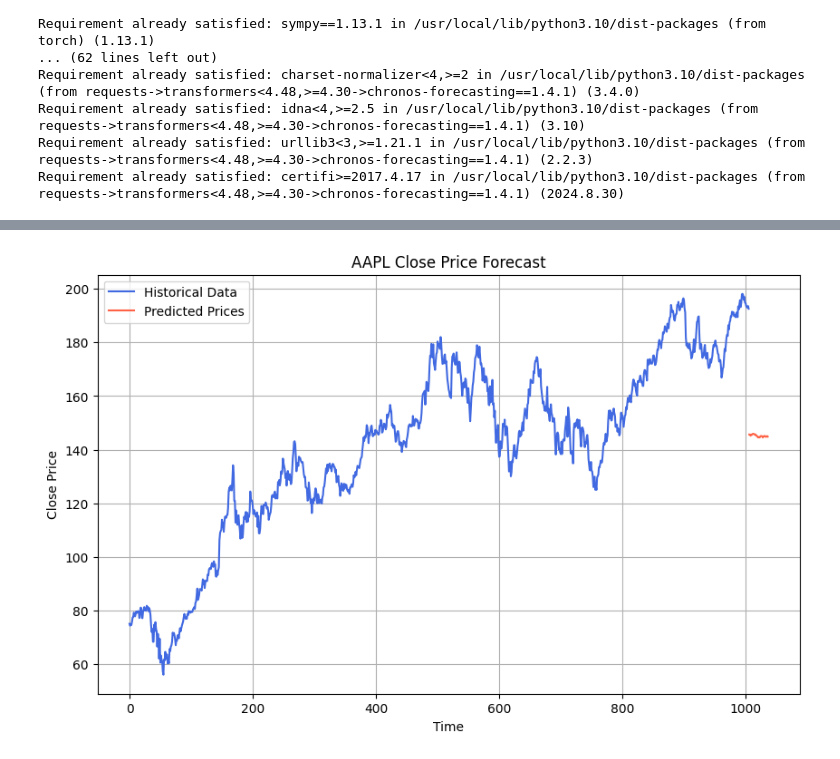
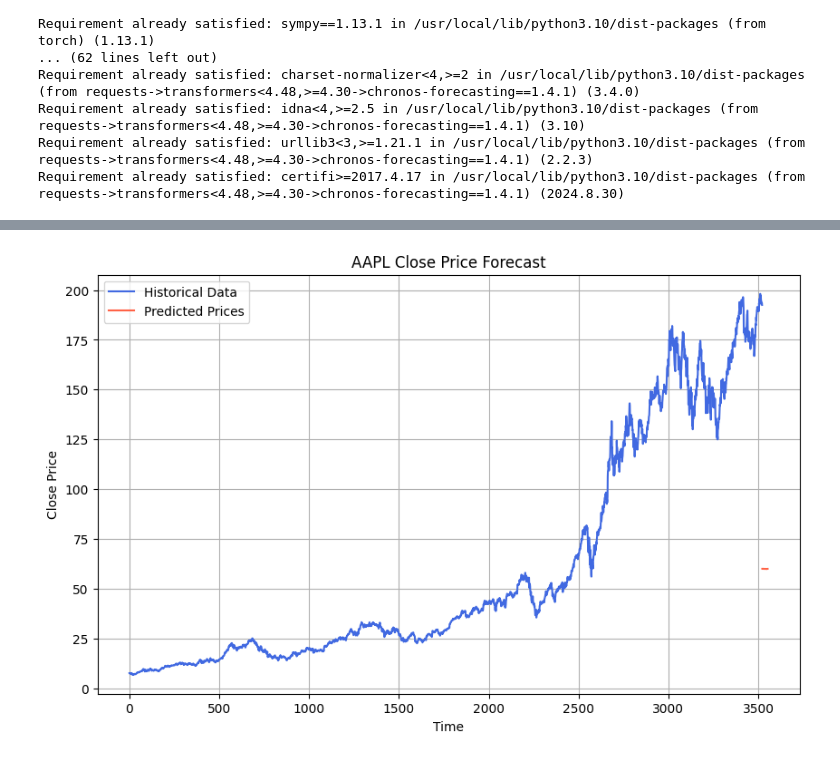
Before and after one commit to JackBstn/Chronos_multivariate, a Jupyter notebook: mv_chronos.ipynb, the cells around one changed output, grey strips where cells are left out. Drawn from its saved outputs; the diff is of its cells as text; code cells hidden in the pictures.

```diff
--- a/mv_chronos.ipynb
+++ b/mv_chronos.ipynb
@@ -105,7 +105,7 @@ pipeline = BaseChronosPipeline.from_pretrained(
 
 #Dati da Yahoo Finance
 symbol = "AAPL"  # Sostituisci con il simbolo dell'azione desiderata
-data = yf.download(symbol, start="2020-01-01", end="2023-12-31", progress=False)
+data = yf.download(symbol, start="2010-01-01", end="2023-12-31", progress=False)
 
 # Usa tutte le colonne come covariate
 df = data.reset_index()
@@ -139,13 +139,16 @@ def generate_dataset_with_chronos(covariates, close_prices, pipeline, window_siz
 # Genera il dataset
 X_train, Y_train = generate_dataset_with_chronos(covariates, close_prices, pipeline)
 
+# Print dataset size
+print(f"Dataset size: {len(X_train)}")
+
 # Normalizza covariate
 scaler_x = StandardScaler()
 X_train = scaler_x.fit_transform(X_train)
 
 # Normalizza variabile risposta
 scaler_y = StandardScaler()
-Y_train = scaler_y.fit_transform(Y_train)
+# Y_train = scaler_y.fit_transform(Y_train)
 
 # Dividi i dati in training e validation
 X_train_split, X_val_split, Y_train_split, Y_val_split = train_test_split(
@@ -160 +165,20 @@ Y_val_split = torch.tensor(Y_val_split, dtype=torch.float32).unsqueeze(1)  # Agg
+# %%
+import torch.nn as nn
+
+class PricePredictionNN(nn.Module):
+        def __init__(self, input_size, hidden_size, output_size):
+            super(PricePredictionNN, self).__init__()
+            self.fc1 = nn.Linear(input_size, hidden_size)
+            self.relu1 = nn.ReLU()
+            self.dropout1 = nn.Dropout(0.2)  # Add dropout
+            self.fc2 = nn.Linear(hidden_size, hidden_size)  # Extra hidden layer
+            self.relu2 = nn.ReLU()
+            self.dropout2 = nn.Dropout(0.2)
+            self.fc3 = nn.Linear(hidden_size, output_size)
+
+        def forward(self, x):
+            x = self.dropout1(self.relu1(self.fc1(x)))
+            x = self.dropout2(self.relu2(self.fc2(x)))
+            x = self.fc3(x)
+            return x
 # %%
@@ -247,32 +271,33 @@ new_covariates = new_data[["Open", "High", "Low", "Volume"]].values
 new_close_prices = new_data["Close"].values
 
 # Genera dati di test con la finestra mobile
 X_test, Y_test = generate_dataset_with_chronos(new_covariates, new_close_prices, pipeline)
 X_test = scaler_x.transform(X_test)
 
 # Converti in tensore
 X_test = torch.tensor(X_test, dtype=torch.float32)
 
 model.load_state_dict(torch.load("best_model.pth"))
 model.eval()
 with torch.no_grad():
     test_predictions = model(X_test)
 
-test_predictions_original = scaler_y.inverse_transform(test_predictions)
+# test_predictions_original = scaler_y.inverse_transform(test_predictions)
+test_predictions_original = test_predictions.numpy()
 
 # Indici temporali per i dati storici e di test
 historical_index = np.arange(len(close_prices))  # Dati storici
 forecast_index = np.arange(len(close_prices), len(close_prices) + len(test_predictions))  # Previsioni
 
 # Grafico
 plt.figure(figsize=(10, 6))
 plt.plot(historical_index, close_prices, color="royalblue", label="Historical Data")  # Storici
 plt.plot(forecast_index, test_predictions_original, color="tomato", label="Predicted Prices")  # Previsioni
 plt.title(f"{symbol} Close Price Forecast")
 plt.xlabel("Time")
 plt.ylabel("Close Price")
 plt.legend()
 plt.grid()
 plt.show()
 # %% [output]
-[figure, old version]
+[figure, new version]
```
Also changed, not shown: parts of 4 cells of this notebook.
